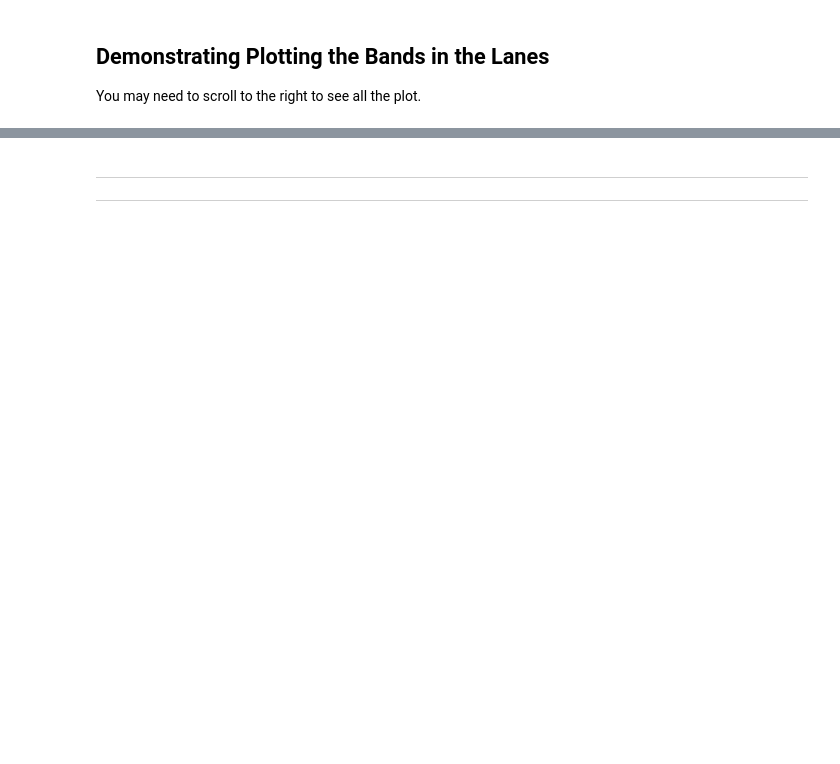
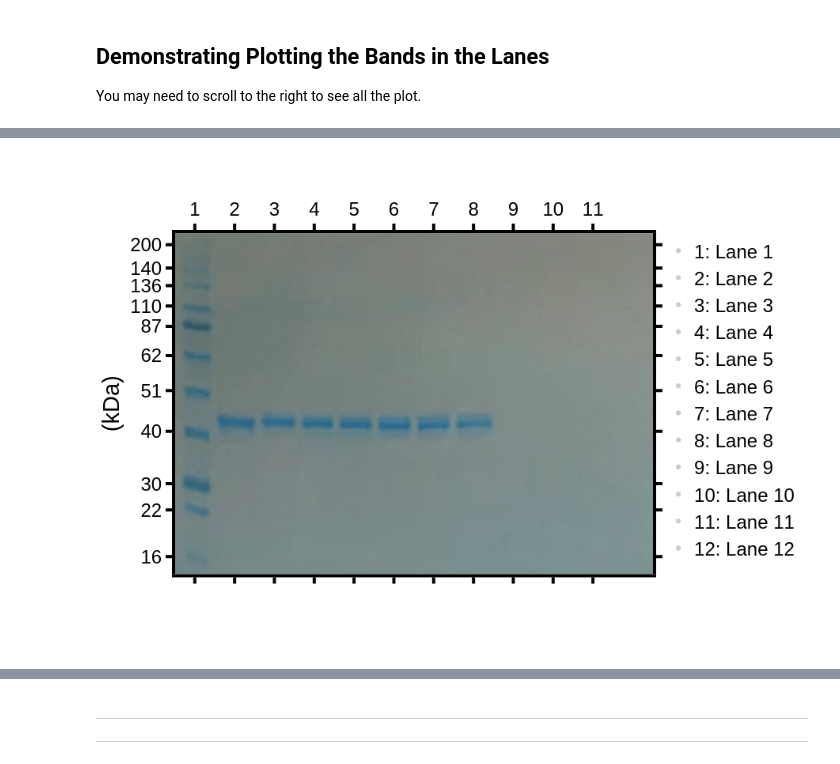
Before and after one commit to fomightez/gel_image_annotation, a Jupyter notebook: index.ipynb, the cells around one changed output, grey strips where cells are left out. Drawn from its saved outputs; the diff is of its cells as text; code cells hidden in the pictures; blank space fills up the shorter version.

Commit message:
add static image generation with Plotly's orca

```diff
--- a/index.ipynb
+++ b/index.ipynb
@@ -351,0 +359,5 @@ plotly_plot_lanes(cropped,gel_lanes=12);
+# %%
+from IPython.display import Image
+Image("gel_test.png")
+# %% [output]
+[figure, added]
```
Also changed, not shown: parts of 5 cells of this notebook, 1 other file.
